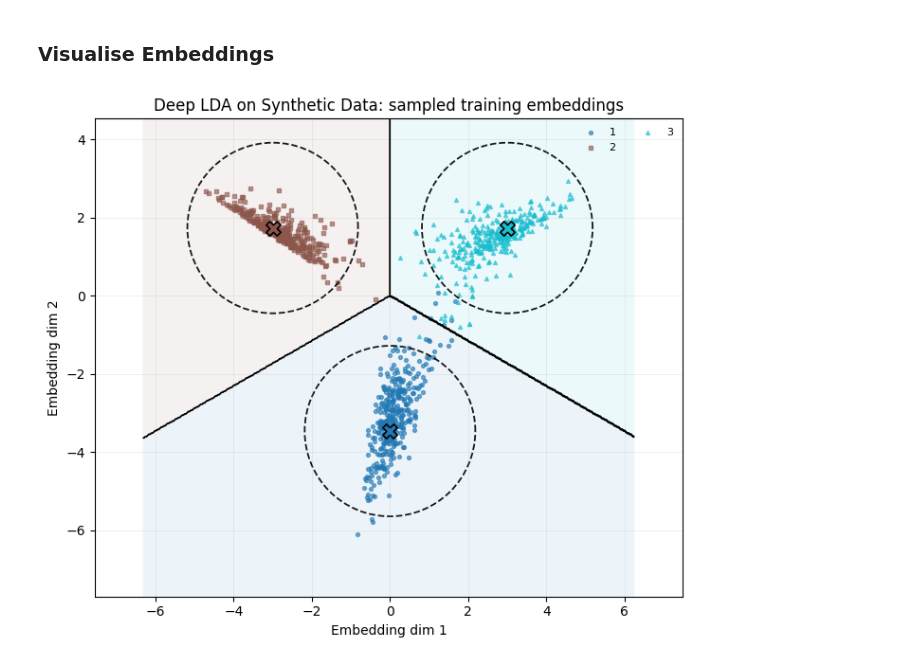
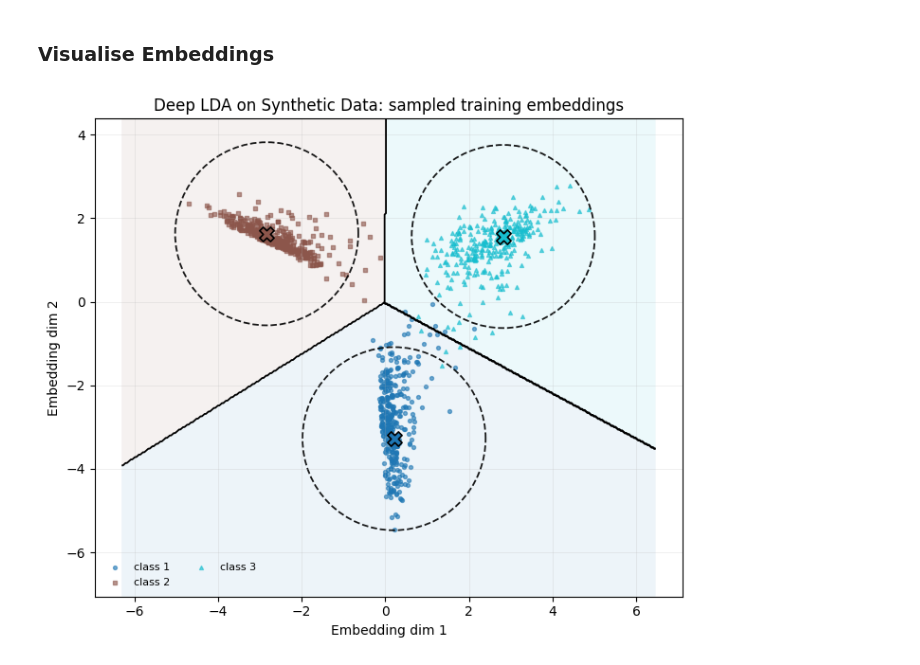
Before and after one commit to zh3nis/lda, a Jupyter notebook: Synthetic.ipynb, the cells around one changed output. Saved outputs shown, nothing was run; the diff lists cells and outputs as text; code cells hidden in the pictures.

Commit message:
Trainable LDA Head

```diff
--- a/Synthetic.ipynb
+++ b/Synthetic.ipynb
@@ -68,7 +68,7 @@ class DeepLDA(nn.Module):
     def __init__(self, C, D):
         super().__init__()
         self.encoder = Encoder(D)
-        self.head = LDAHead(C, D)
+        self.head = TrainableLDAHead(C, D)
 
     def forward(self, x):
         z = self.encoder(x)
@@ -209,32 +209,32 @@ def cov_ellipse(mean, cov, k=2.15, **kwargs):
     vals, vecs = np.linalg.eigh(cov)
     order = vals.argsort()[::-1]
     vals, vecs = vals[order], vecs[:, order]
     width, height = 2 * k * np.sqrt(np.maximum(vals, 1e-12))
     angle = np.degrees(np.arctan2(vecs[1, 0], vecs[0, 0]))
     return Ellipse(xy=mean, width=width, height=height, angle=angle, **kwargs)
 
 for idx, cls in enumerate(classes):
     mask = (Y == cls)
     marker = markers[idx % len(markers)]
     ax.scatter(Z[mask, 0], Z[mask, 1], s=8, alpha=0.6,
-               c=[colors(idx)], marker=marker, label=f"{int(cls)}")
+               c=[colors(idx)], marker=marker, label=f"class {int(cls)}")
     center = centers[int(cls - LABEL_OFFSET)]
     ax.scatter(center[0], center[1], s=120, marker='X',
                c=[colors(idx)], edgecolor='k', linewidths=1.2)
     ellipse = cov_ellipse(center, shared_cov, k=2.15,
                           edgecolor='k', facecolor='none',
                           linewidth=1.3, linestyle='--', alpha=0.9)
     ax.add_patch(ellipse)
 
 ax.set_title('Deep LDA on Synthetic Data: sampled training embeddings')
 ax.set_xlabel('Embedding dim 1')
 ax.set_ylabel('Embedding dim 2')
 ax.legend(fontsize=8, ncol=2, frameon=False)
 ax.set_xlim(xmin, xmax)
 ax.set_ylim(ymin, ymax)
 ax.axis('equal')
 ax.grid(True, linewidth=0.4, alpha=0.35)
 plt.tight_layout()
 plt.savefig('plots/Synthetic_DeepLDA.png', dpi=600)
 # %% [output]
-[figure, old version]
+[figure, new version]
```
Also changed, not shown: parts of 3 cells of this notebook, 4 other files.
